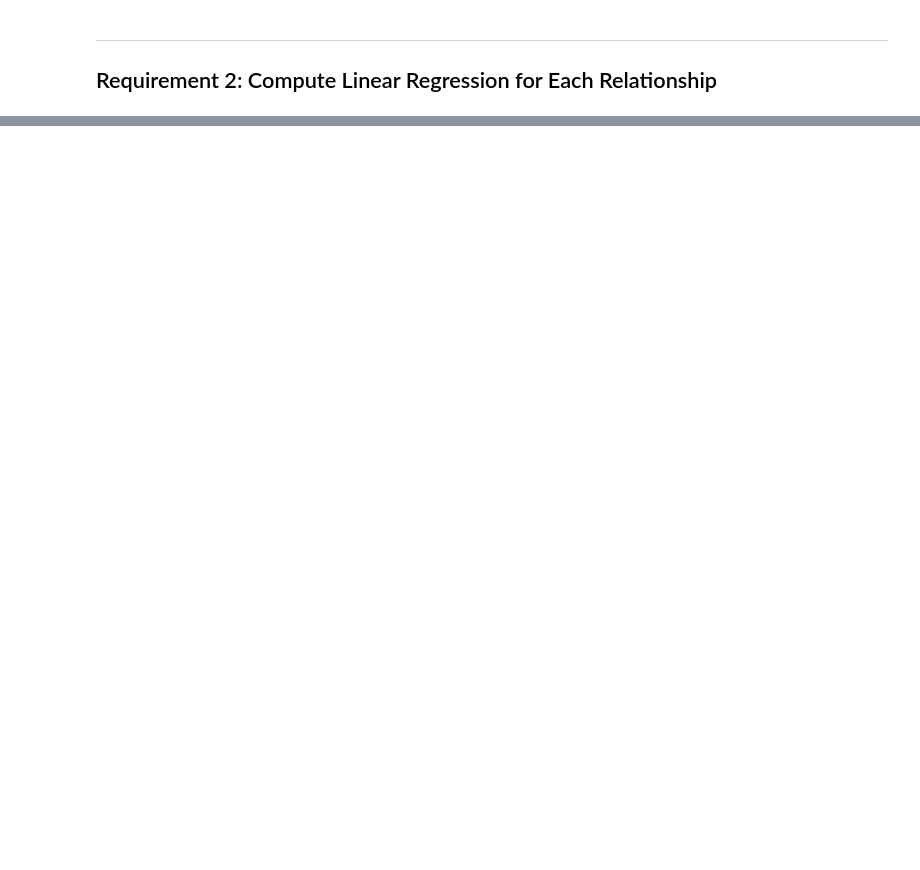
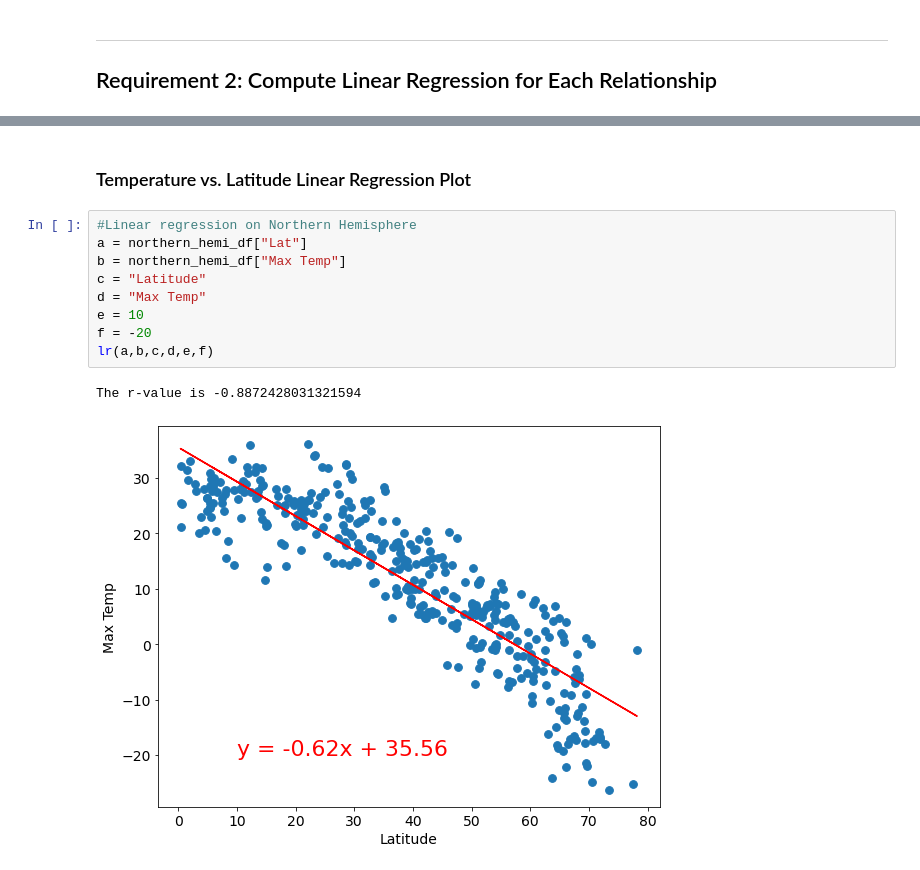
Before and after one commit to VinnyShankar/python-api-challenge, a Jupyter notebook: WeatherPy/WeatherPy.ipynb, the cells around one changed output, grey strips where cells are left out. Saved outputs shown, nothing was run; the diff lists cells and outputs as text; blank space fills up the shorter version.

Commit message:
regression with custom function

```diff
--- a/WeatherPy/WeatherPy.ipynb
+++ b/WeatherPy/WeatherPy.ipynb
@@ -332,0 +332,14 @@ southern_hemi_df.head()
+# %% [markdown]
+###  Temperature vs. Latitude Linear Regression Plot
+# %%
+#Linear regression on Northern Hemisphere
+a = northern_hemi_df["Lat"]
+b = northern_hemi_df["Max Temp"]
+c = "Latitude"
+d = "Max Temp"
+e = 10
+f = -20
+lr(a,b,c,d,e,f)
+# %% [output]
+The r-value is -0.8872428031321594
+[figure, added]
```
Also changed, not shown: parts of 26 cells of this notebook, 5 other files.
